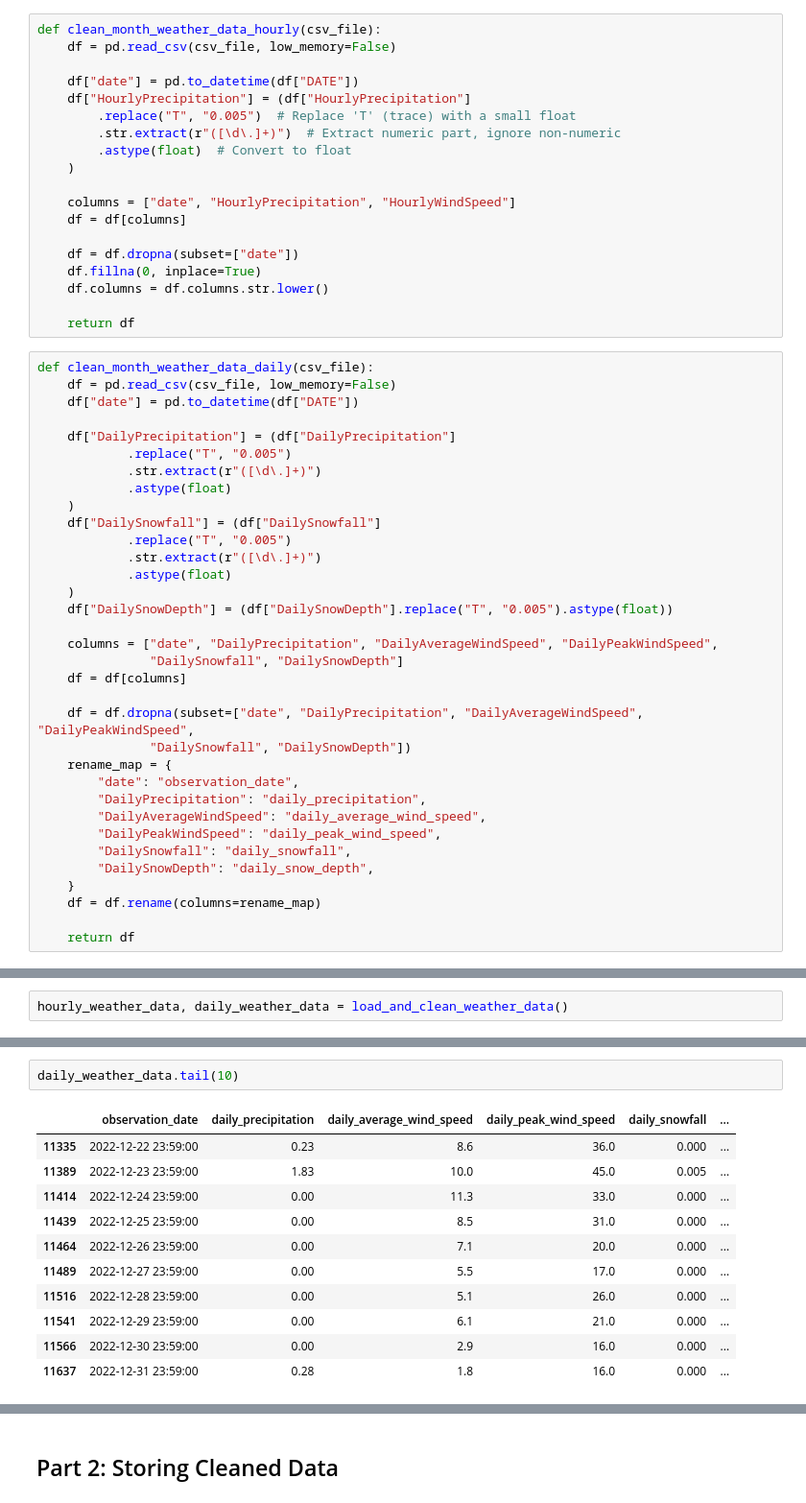
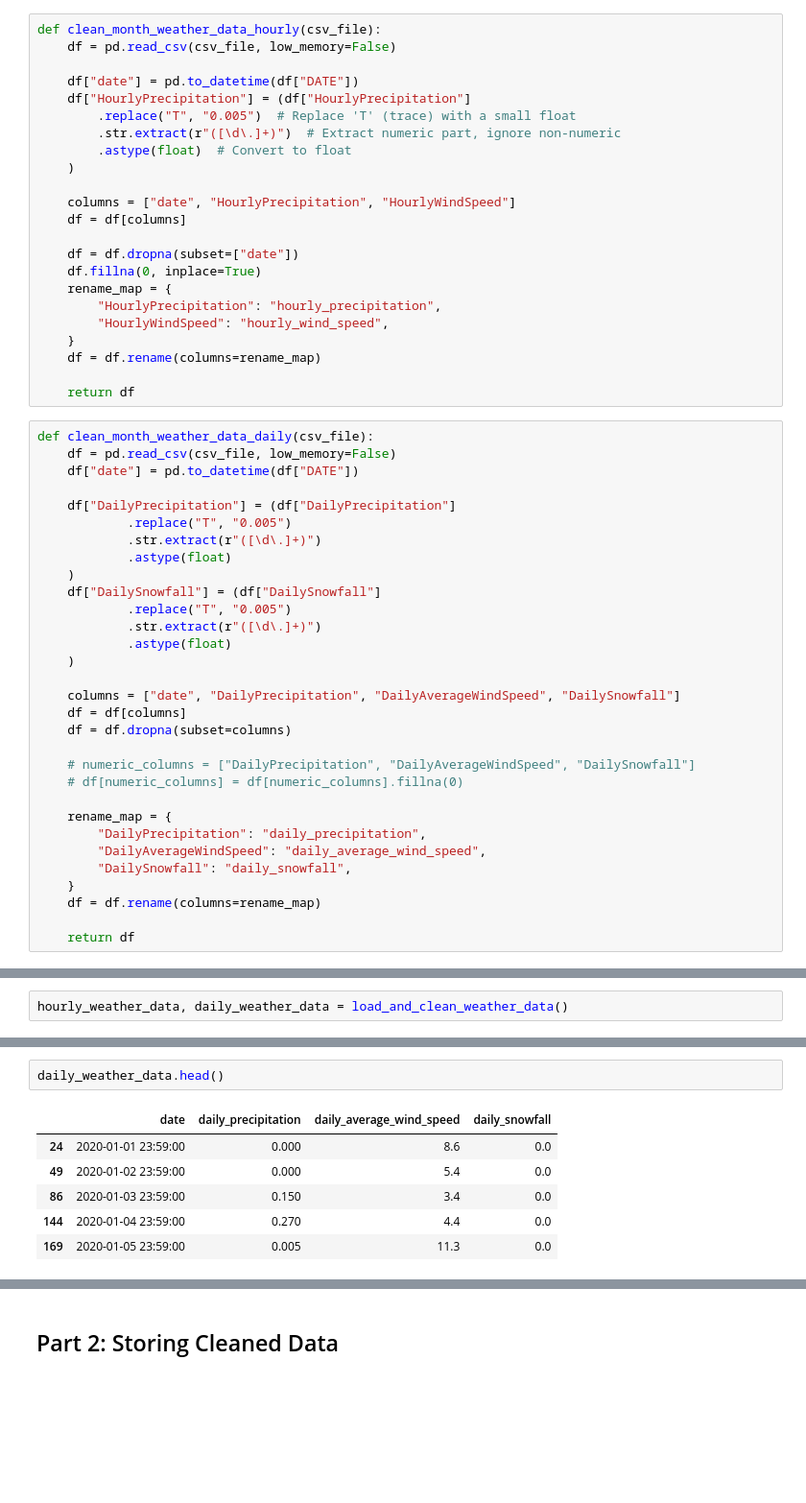
Before and after one commit to rosyzhj/4501-final-project, a Jupyter notebook: Project Scaffolding.ipynb, the cells around one changed output, grey strips where cells are left out. Shown: that part at 96% size. Drawn from its saved outputs; the diff is of its cells as text; blank space fills up the shorter version.

Commit message:
Updated sampling and cleaning
Edited functions for taxi & Uber data cleaning and sampling

```diff
--- a/Project Scaffolding.ipynb
+++ b/Project Scaffolding.ipynb
@@ -575,7 +584,11 @@ def clean_month_weather_data_hourly(csv_file):
 
     df = df.dropna(subset=["date"])
     df.fillna(0, inplace=True)
-    df.columns = df.columns.str.lower()
+    rename_map = {
+        "HourlyPrecipitation": "hourly_precipitation",
+        "HourlyWindSpeed": "hourly_wind_speed",
+    }
+    df = df.rename(columns=rename_map)
 
     return df
 # %%
@@ -593,21 +606,18 @@ def clean_month_weather_data_daily(csv_file):
             .str.extract(r"([\d\.]+)")
             .astype(float)
     )
-    df["DailySnowDepth"] = (df["DailySnowDepth"].replace("T", "0.005").astype(float))
 
-    columns = ["date", "DailyPrecipitation", "DailyAverageWindSpeed", "DailyPeakWindSpeed",
-               "DailySnowfall", "DailySnowDepth"]
+    columns = ["date", "DailyPrecipitation", "DailyAverageWindSpeed", "DailySnowfall"]
     df = df[columns]
+    df = df.dropna(subset=columns)
 
-    df = df.dropna(subset=["date", "DailyPrecipitation", "DailyAverageWindSpeed", "DailyPeakWindSpeed",
-               "DailySnowfall", "DailySnowDepth"])
+    # numeric_columns = ["DailyPrecipitation", "DailyAverageWindSpeed", "DailySnowfall"]
+    # df[numeric_columns] = df[numeric_columns].fillna(0)
+
     rename_map = {
-        "date": "observation_date",
         "DailyPrecipitation": "daily_precipitation",
         "DailyAverageWindSpeed": "daily_average_wind_speed",
-        "DailyPeakWindSpeed": "daily_peak_wind_speed",
         "DailySnowfall": "daily_snowfall",
-        "DailySnowDepth": "daily_snow_depth",
     }
     df = df.rename(columns=rename_map)
 
@@ -667,19 +677,14 @@ hourly_weather_data.describe()
 | max | 2024-10-22 18:51:00 | 3.470000 | 2237.000000 |
 | std | NaN | 0.056735 | 13.883208 |
 # %%
-daily_weather_data.tail(10)
+daily_weather_data.head()
 # %% [output]
-|  | observation_date | daily_precipitation | daily_average_wind_speed | daily_peak_wind_speed | daily_snowfall | ... |
-| 11335 | 2022-12-22 23:59:00 | 0.23 | 8.6 | 36.0 | 0.000 | ... |
-| 11389 | 2022-12-23 23:59:00 | 1.83 | 10.0 | 45.0 | 0.005 | ... |
-| 11414 | 2022-12-24 23:59:00 | 0.00 | 11.3 | 33.0 | 0.000 | ... |
-| 11439 | 2022-12-25 23:59:00 | 0.00 | 8.5 | 31.0 | 0.000 | ... |
-| 11464 | 2022-12-26 23:59:00 | 0.00 | 7.1 | 20.0 | 0.000 | ... |
-| 11489 | 2022-12-27 23:59:00 | 0.00 | 5.5 | 17.0 | 0.000 | ... |
-| 11516 | 2022-12-28 23:59:00 | 0.00 | 5.1 | 26.0 | 0.000 | ... |
-| 11541 | 2022-12-29 23:59:00 | 0.00 | 6.1 | 21.0 | 0.000 | ... |
-| 11566 | 2022-12-30 23:59:00 | 0.00 | 2.9 | 16.0 | 0.000 | ... |
-| 11637 | 2022-12-31 23:59:00 | 0.28 | 1.8 | 16.0 | 0.000 | ... |
+|  | date | daily_precipitation | daily_average_wind_speed | daily_snowfall |
+| 24 | 2020-01-01 23:59:00 | 0.000 | 8.6 | 0.0 |
+| 49 | 2020-01-02 23:59:00 | 0.000 | 5.4 | 0.0 |
+| 86 | 2020-01-03 23:59:00 | 0.150 | 3.4 | 0.0 |
+| 144 | 2020-01-04 23:59:00 | 0.270 | 4.4 | 0.0 |
+| 169 | 2020-01-05 23:59:00 | 0.005 | 11.3 | 0.0 |
 # %%
 daily_weather_data.info()
 # %% [output]
```
Also changed, not shown: parts of 35 cells of this notebook.
